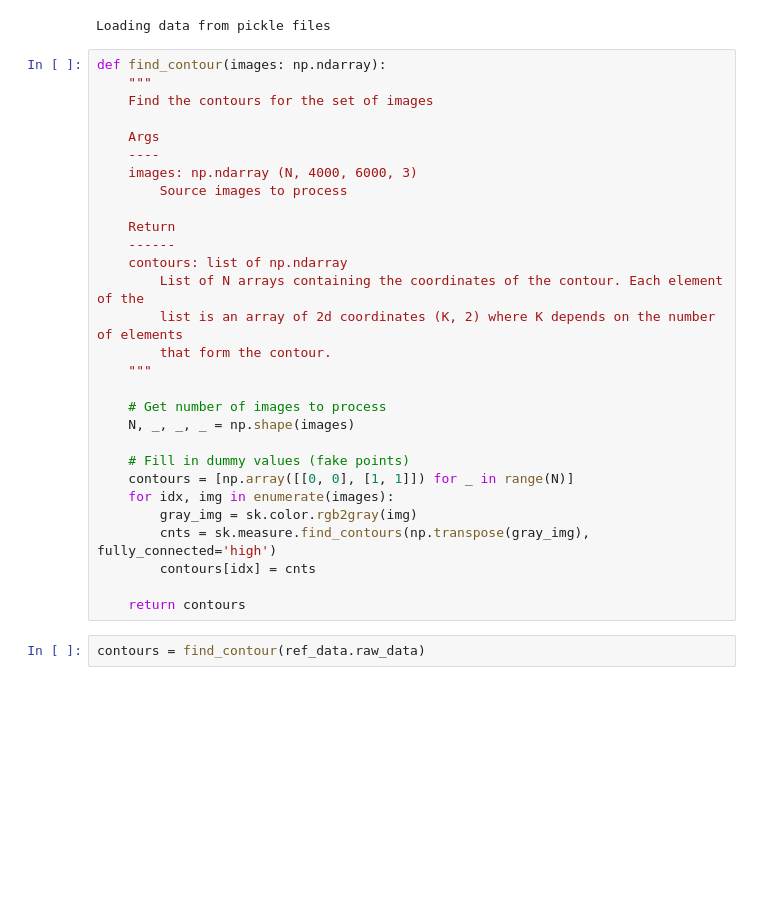
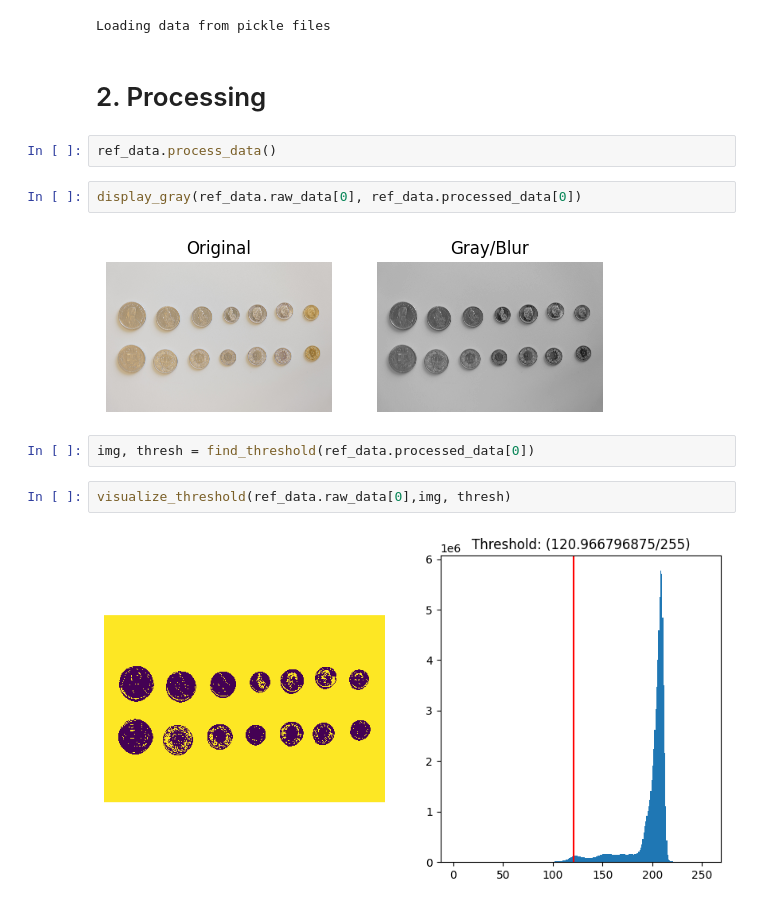
Before and after one commit to roduit/EE-451-IAPR, a Jupyter notebook: project/src/main.ipynb, the cells around one changed output. Cells and saved outputs as stored; diff of their text form; blank space fills up the shorter version.

Commit message:
Add threshold detection

```diff
--- a/project/src/main.ipynb
+++ b/project/src/main.ipynb
@@ -41,34 +51,17 @@ Loading data from pickle files
 test_data = testCoin()
 # %% [output]
 Loading data from pickle files
-# %%
-def find_contour(images: np.ndarray):
-    """
-    Find the contours for the set of images
-
-    Args
-    ----
-    images: np.ndarray (N, 4000, 6000, 3)
-        Source images to process
-
-    Return
-    ------
-    contours: list of np.ndarray
-        List of N arrays containing the coordinates of the contour. Each element of the
-        list is an array of 2d coordinates (K, 2) where K depends on the number of elements
-        that form the contour.
-    """
-
-    # Get number of images to process
-    N, _, _, _ = np.shape(images)
-
-    # Fill in dummy values (fake points)
-    contours = [np.array([[0, 0], [1, 1]]) for _ in range(N)]
-    for idx, img in enumerate(images):
-        gray_img = sk.color.rgb2gray(img)
-        cnts = sk.measure.find_contours(np.transpose(gray_img), fully_connected='high')
-        contours[idx] = cnts
-
-    return contours
-# %%
-contours = find_contour(ref_data.raw_data)
+# %% [markdown]
+# 2. Processing
+# %%
+ref_data.process_data()
+# %%
+display_gray(ref_data.raw_data[0], ref_data.processed_data[0])
+# %% [output]
+[figure, added]
+# %%
+img, thresh = find_threshold(ref_data.processed_data[0])
+# %%
+visualize_threshold(ref_data.raw_data[0],img, thresh)
+# %% [output]
+[figure, added]
```
Also changed, not shown: parts of 4 cells of this notebook, 8 other files.
